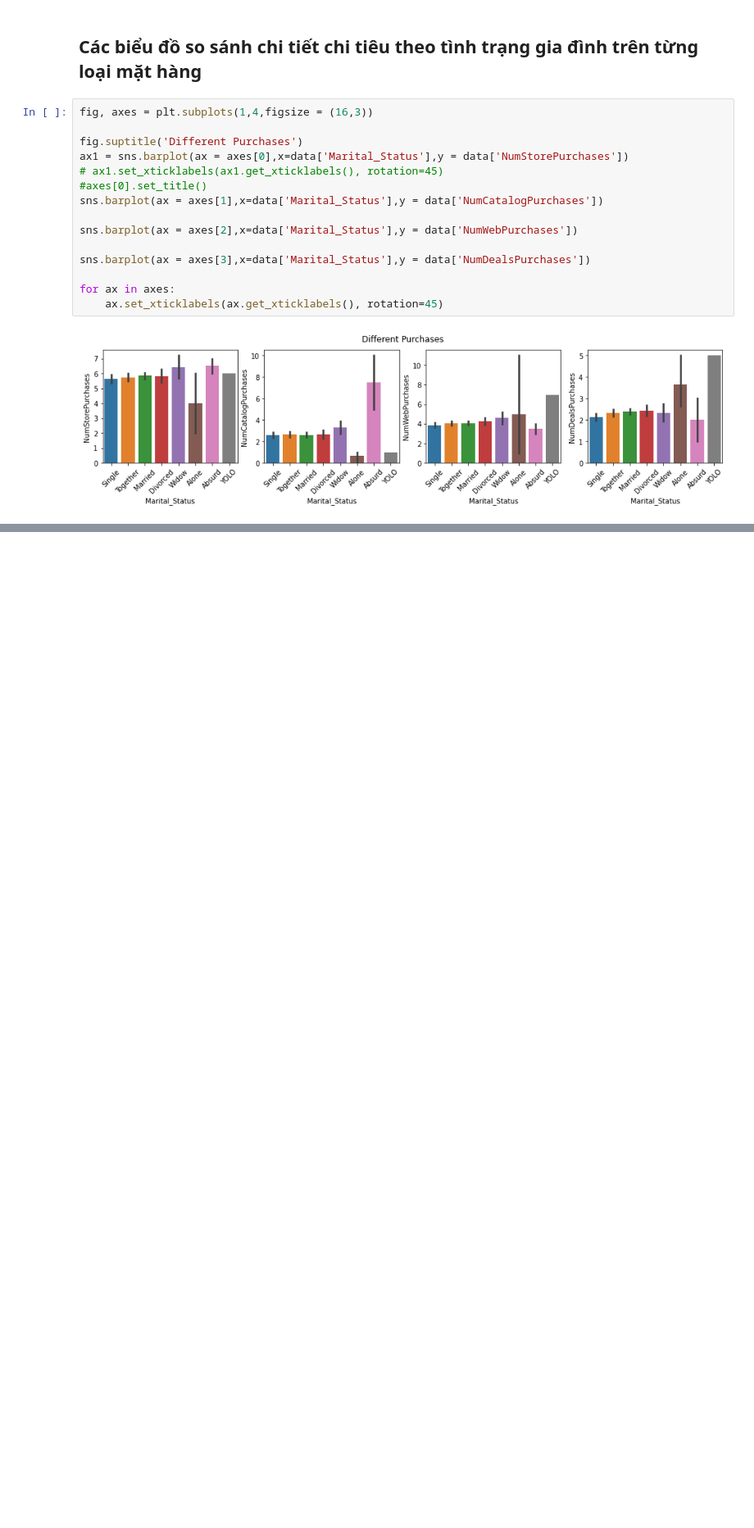
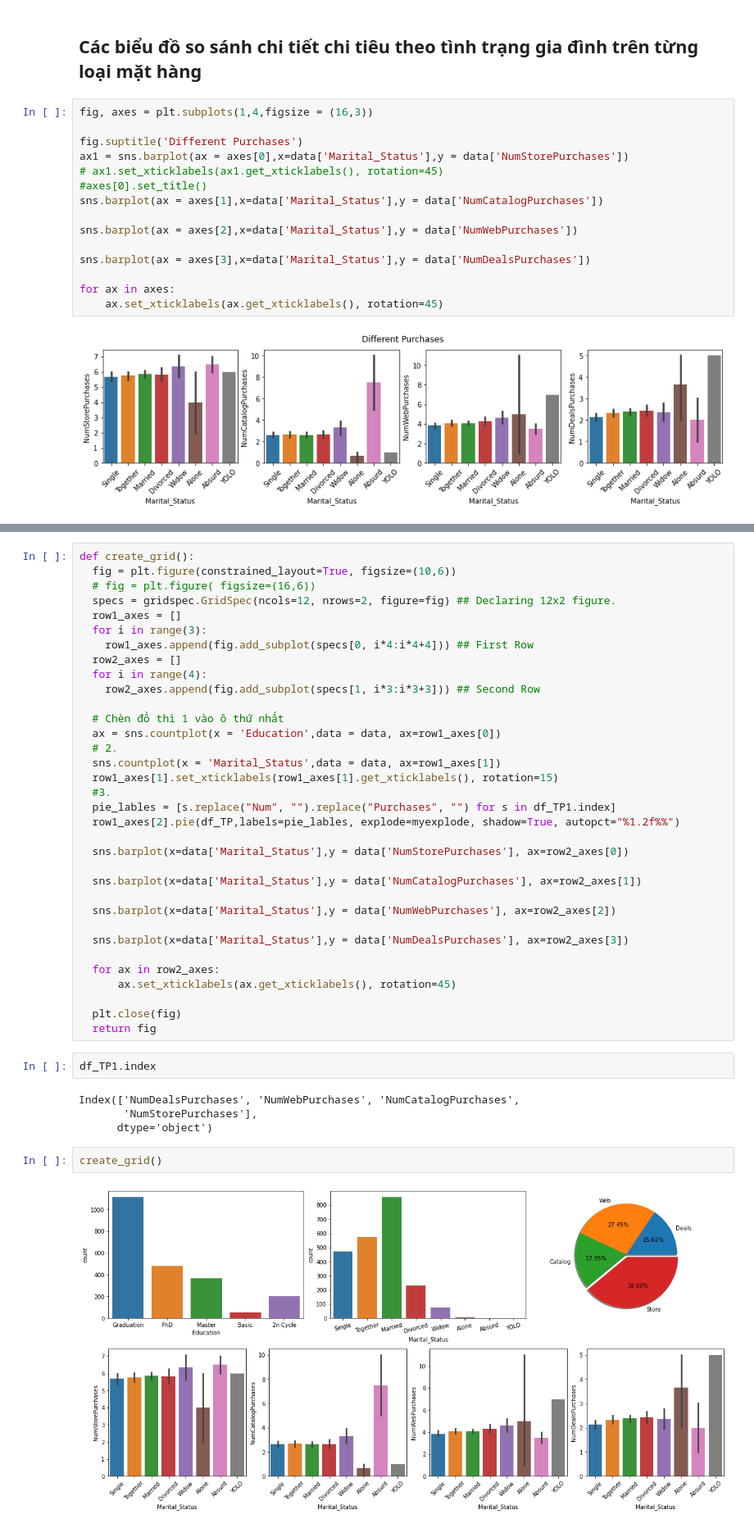
Before and after one commit to hainmit09/AR-ANN-Structural-Damage-Detection-, a Jupyter notebook: DA_trong_lĩnh_vực_marketing.ipynb, the cells around one changed output, grey strips where cells are left out. Shown at 82% size. Saved outputs shown, nothing was run; the diff lists cells and outputs as text; blank space fills up the shorter version.

```diff
--- a/DA_trong_lĩnh_vực_marketing.ipynb
+++ b/DA_trong_lĩnh_vực_marketing.ipynb
@@ -311,0 +338,44 @@ for ax in axes:
+# %%
+def create_grid():
+  fig = plt.figure(constrained_layout=True, figsize=(10,6))
+  # fig = plt.figure( figsize=(16,6))
+  specs = gridspec.GridSpec(ncols=12, nrows=2, figure=fig) ## Declaring 12x2 figure.
+  row1_axes = []
+  for i in range(3):
+    row1_axes.append(fig.add_subplot(specs[0, i*4:i*4+4])) ## First Row
+  row2_axes = []
+  for i in range(4):
+    row2_axes.append(fig.add_subplot(specs[1, i*3:i*3+3])) ## Second Row
+
+  # Chèn đồ thì 1 vào ô thứ nhất
+  ax = sns.countplot(x = 'Education',data = data, ax=row1_axes[0])
+  # 2.
+  sns.countplot(x = 'Marital_Status',data = data, ax=row1_axes[1])
+  row1_axes[1].set_xticklabels(row1_axes[1].get_xticklabels(), rotation=15)
+  #3.
+  pie_lables = [s.replace("Num", "").replace("Purchases", "") for s in df_TP1.index]
+  row1_axes[2].pie(df_TP,labels=pie_lables, explode=myexplode, shadow=True, autopct="%1.2f%%")
+
+  sns.barplot(x=data['Marital_Status'],y = data['NumStorePurchases'], ax=row2_axes[0])
+
+  sns.barplot(x=data['Marital_Status'],y = data['NumCatalogPurchases'], ax=row2_axes[1])
+
+  sns.barplot(x=data['Marital_Status'],y = data['NumWebPurchases'], ax=row2_axes[2])
+
+  sns.barplot(x=data['Marital_Status'],y = data['NumDealsPurchases'], ax=row2_axes[3])
+
+  for ax in row2_axes:
+      ax.set_xticklabels(ax.get_xticklabels(), rotation=45)
+
+  plt.close(fig)
+  return fig
+# %%
+df_TP1.index
+# %% [output]
+Index(['NumDealsPurchases', 'NumWebPurchases', 'NumCatalogPurchases',
+       'NumStorePurchases'],
+      dtype='object')
+# %%
+create_grid()
+# %% [output]
+[figure, added]
```
Also changed, not shown: parts of 55 cells of this notebook.
